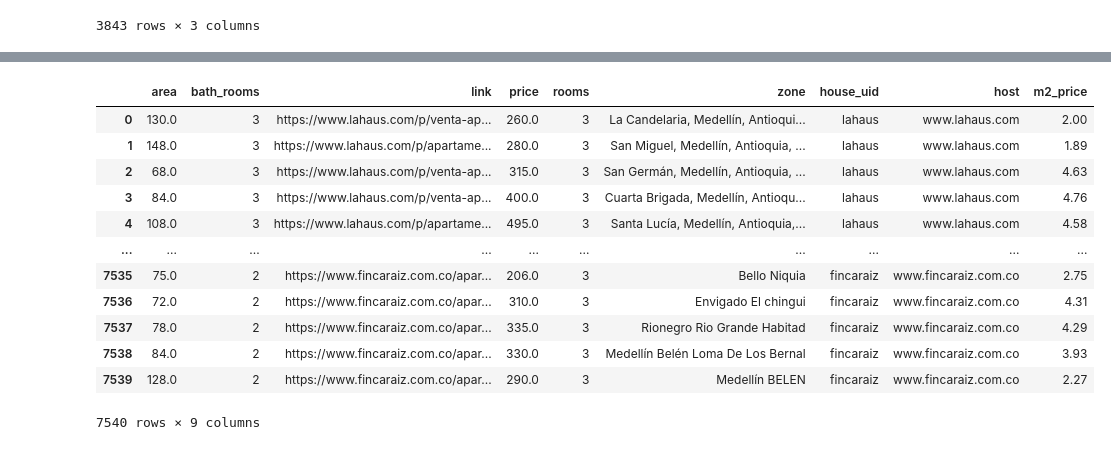
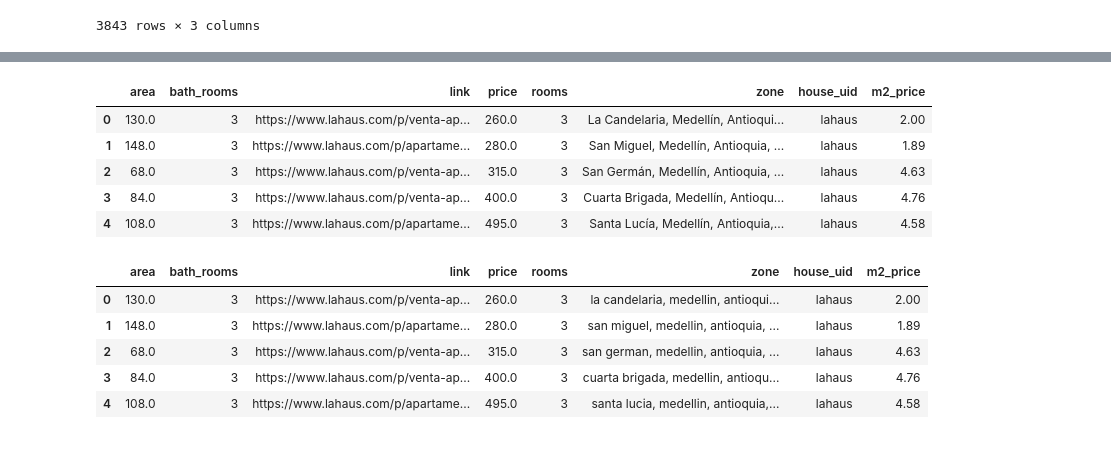
Before and after one commit to orionmontoyac/house_scraping, a Jupyter notebook: House Data Wrangling.ipynb, the cells around one changed output, grey strips where cells are left out. Saved outputs shown, nothing was run; the diff lists cells and outputs as text; code cells hidden in the pictures.

```diff
--- a/House Data Wrangling.ipynb
+++ b/House Data Wrangling.ipynb
@@ -80,3 +80,5 @@ la_haus.loc[:,'price':'zone']
 houses = pd.concat([la_haus, finca_raiz])
 houses = houses.reset_index()
 houses
+# Eliminando casas con precios menores a 200 millones
+houses = houses[houses['price'] >= 200]
@@ -96,0 +85,3 @@ houses
+# %%
+houses = houses.drop(['index','level_0'], axis = 1)
+houses
@@ -116,5 +120,0 @@ houses
-# %%
-# Obtener el host
-houses['host'] = houses['link'].apply(lambda link: urlparse(link).hostname)
-houses = houses.drop(columns=['level_0', 'index'])
-houses
@@ -135,18 +121,11 @@ houses
 # %%
 # Añadiendo precio del metro cuadrado m2_price
 houses['m2_price'] = houses.apply(lambda x: round(x.price/x.area,2), axis=1)
-houses
+houses.head()
 # %% [output]
-|  | area | bath_rooms | link | price | rooms | zone | house_uid | host | m2_price |
-| 0 | 130.0 | 3 | https://www.lahaus.com/p/venta-ap... | 260.0 | 3 | La Candelaria, Medellín, Antioqui... | lahaus | www.lahaus.com | 2.00 |
-| 1 | 148.0 | 3 | https://www.lahaus.com/p/apartame... | 280.0 | 3 | San Miguel, Medellín, Antioquia, ... | lahaus | www.lahaus.com | 1.89 |
-| 2 | 68.0 | 3 | https://www.lahaus.com/p/venta-ap... | 315.0 | 3 | San Germán, Medellín, Antioquia, ... | lahaus | www.lahaus.com | 4.63 |
-| 3 | 84.0 | 3 | https://www.lahaus.com/p/venta-ap... | 400.0 | 3 | Cuarta Brigada, Medellín, Antioqu... | lahaus | www.lahaus.com | 4.76 |
-| 4 | 108.0 | 3 | https://www.lahaus.com/p/apartame... | 495.0 | 3 | Santa Lucía, Medellín, Antioquia,... | lahaus | www.lahaus.com | 4.58 |
-| ... | ... | ... | ... | ... | ... | ... | ... | ... | ... |
-| 7535 | 75.0 | 2 | https://www.fincaraiz.com.co/apar... | 206.0 | 3 | Bello Niquia | fincaraiz | www.fincaraiz.com.co | 2.75 |
-| 7536 | 72.0 | 2 | https://www.fincaraiz.com.co/apar... | 310.0 | 3 | Envigado El chingui | fincaraiz | www.fincaraiz.com.co | 4.31 |
-| 7537 | 78.0 | 2 | https://www.fincaraiz.com.co/apar... | 335.0 | 3 | Rionegro Rio Grande Habitad | fincaraiz | www.fincaraiz.com.co | 4.29 |
-| 7538 | 84.0 | 2 | https://www.fincaraiz.com.co/apar... | 330.0 | 3 | Medellín Belén Loma De Los Bernal | fincaraiz | www.fincaraiz.com.co | 3.93 |
-| 7539 | 128.0 | 2 | https://www.fincaraiz.com.co/apar... | 290.0 | 3 | Medellín BELEN | fincaraiz | www.fincaraiz.com.co | 2.27 |
+|  | area | bath_rooms | link | price | rooms | zone | house_uid | m2_price |
+| 0 | 130.0 | 3 | https://www.lahaus.com/p/venta-ap... | 260.0 | 3 | La Candelaria, Medellín, Antioqui... | lahaus | 2.00 |
+| 1 | 148.0 | 3 | https://www.lahaus.com/p/apartame... | 280.0 | 3 | San Miguel, Medellín, Antioquia, ... | lahaus | 1.89 |
+| 2 | 68.0 | 3 | https://www.lahaus.com/p/venta-ap... | 315.0 | 3 | San Germán, Medellín, Antioquia, ... | lahaus | 4.63 |
+| 3 | 84.0 | 3 | https://www.lahaus.com/p/venta-ap... | 400.0 | 3 | Cuarta Brigada, Medellín, Antioqu... | lahaus | 4.76 |
+| 4 | 108.0 | 3 | https://www.lahaus.com/p/apartame... | 495.0 | 3 | Santa Lucía, Medellín, Antioquia,... | lahaus | 4.58 |
-7540 rows × 9 columns
@@ -155,0 +132,12 @@ houses =
+# %%
+# Quitando acentos y mayusculas en texto de zone
+import unidecode
+houses['zone'] = houses['zone'].apply(lambda x: unidecode.unidecode(x).lower())
+houses.head()
+# %% [output]
+|  | area | bath_rooms | link | price | rooms | zone | house_uid | m2_price |
+| 0 | 130.0 | 3 | https://www.lahaus.com/p/venta-ap... | 260.0 | 3 | la candelaria, medellin, antioqui... | lahaus | 2.00 |
+| 1 | 148.0 | 3 | https://www.lahaus.com/p/apartame... | 280.0 | 3 | san miguel, medellin, antioquia, ... | lahaus | 1.89 |
+| 2 | 68.0 | 3 | https://www.lahaus.com/p/venta-ap... | 315.0 | 3 | san german, medellin, antioquia, ... | lahaus | 4.63 |
+| 3 | 84.0 | 3 | https://www.lahaus.com/p/venta-ap... | 400.0 | 3 | cuarta brigada, medellin, antioqu... | lahaus | 4.76 |
+| 4 | 108.0 | 3 | https://www.lahaus.com/p/apartame... | 495.0 | 3 | santa lucia, medellin, antioquia,... | lahaus | 4.58 |
```
Also changed, not shown: parts of 16 cells of this notebook, 1 other file.
